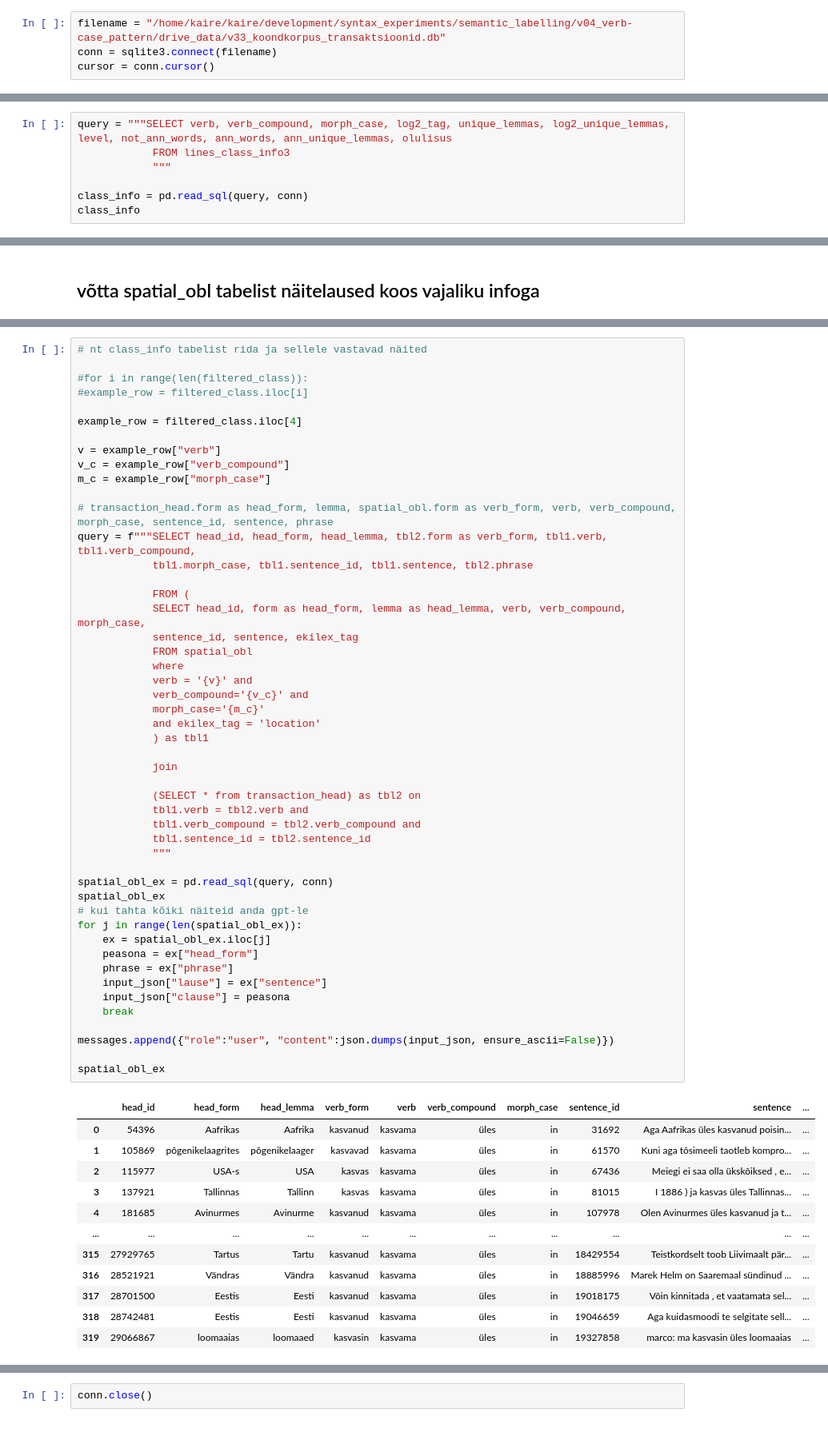
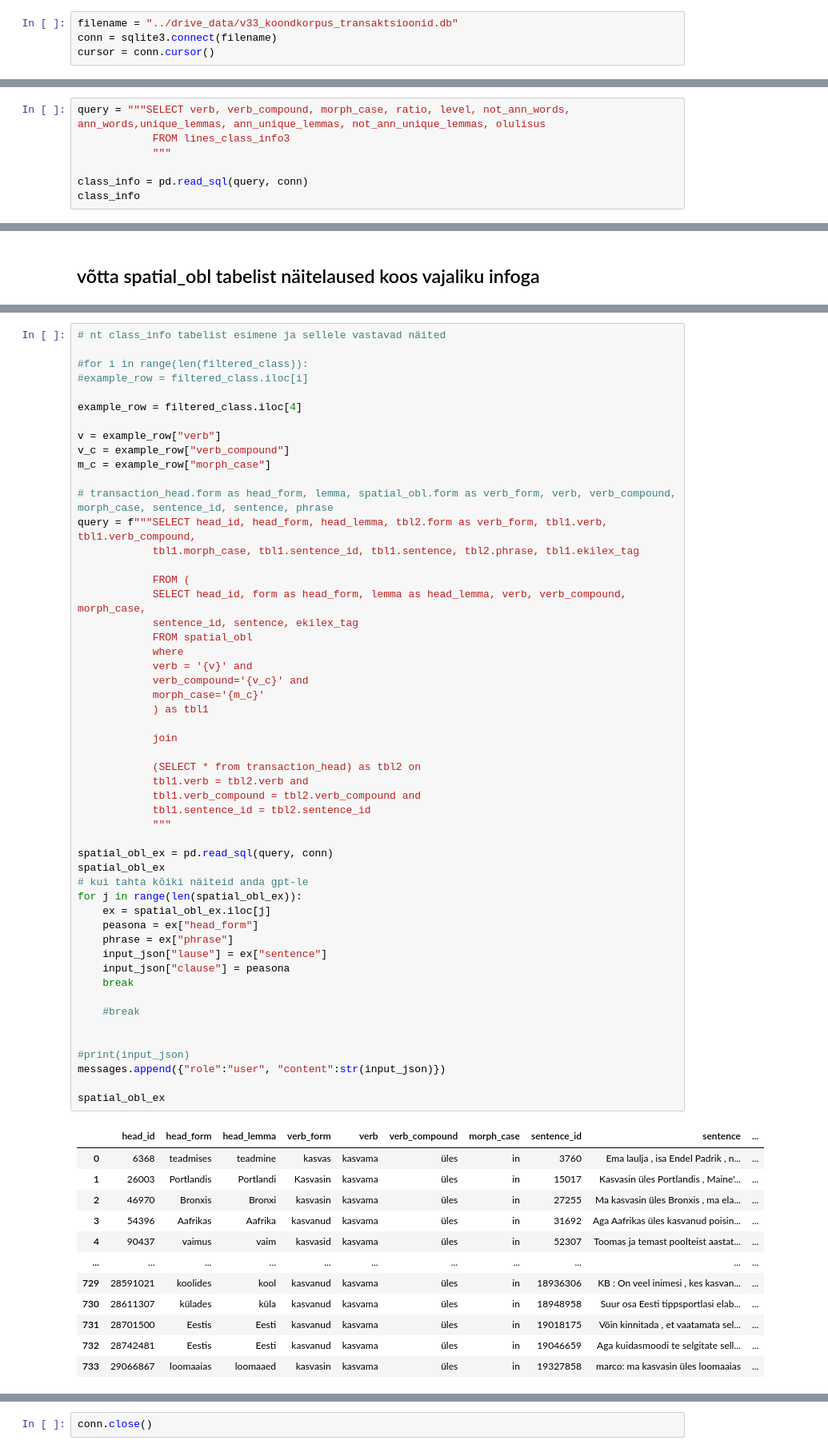
Before and after one commit to estnltk/syntax_experiments, a Jupyter notebook: physical_location_labelling/physical_location_by_context/v04_verb-case_pattern/code/subset_analysis/v04_data_extraction_4_gpt.ipynb, the cells around one changed output, grey strips where cells are left out. Shown at 80% size. Drawn from its saved outputs; the diff is of its cells as text.

Commit message:
v04 subset analysis additional info

```diff
--- a/physical_location_labelling/physical_location_by_context/v04_verb-case_pattern/code/subset_analysis/v04_data_extraction_4_gpt.ipynb
+++ b/physical_location_labelling/physical_location_by_context/v04_verb-case_pattern/code/subset_analysis/v04_data_extraction_4_gpt.ipynb
@@ -12,13 +15,13 @@ import json
 # %% [markdown]
 ## andmetabelid
 # %%
-filename = "/home/kaire/kaire/development/syntax_experiments/semantic_labelling/v04_verb-case_pattern/drive_data/v33_koondkorpus_transaktsioonid.db"
+filename = "../drive_data/v33_koondkorpus_transaktsioonid.db"
 conn = sqlite3.connect(filename)
 cursor = conn.cursor()
 # %% [markdown]
 ## graafiku punktide info
 # %%
-query = """SELECT verb, verb_compound, morph_case, log2_tag, unique_lemmas, log2_unique_lemmas, level, not_ann_words, ann_words, ann_unique_lemmas, olulisus
+query = """SELECT verb, verb_compound, morph_case, ratio, level, not_ann_words, ann_words,unique_lemmas, ann_unique_lemmas, not_ann_unique_lemmas, olulisus
             FROM lines_class_info3
             """
 
@@ -89,5 +104,5 @@ input_json = {
 # %%
-# nt class_info tabelist rida ja sellele vastavad näited
+# nt class_info tabelist esimene ja sellele vastavad näited
 
 #for i in range(len(filtered_class)):
 #example_row = filtered_class.iloc[i]
@@ -100,7 +115,7 @@ m_c = example_row["morph_case"]
 
 # transaction_head.form as head_form, lemma, spatial_obl.form as verb_form, verb, verb_compound, morph_case, sentence_id, sentence, phrase
 query = f"""SELECT head_id, head_form, head_lemma, tbl2.form as verb_form, tbl1.verb, tbl1.verb_compound,
-            tbl1.morph_case, tbl1.sentence_id, tbl1.sentence, tbl2.phrase
+            tbl1.morph_case, tbl1.sentence_id, tbl1.sentence, tbl2.phrase, tbl1.ekilex_tag
 
             FROM (
             SELECT head_id, form as head_form, lemma as head_lemma, verb, verb_compound, morph_case,
@@ -108,43 +123,46 @@ query = f"""SELECT head_id, head_form, head_lemma, tbl2.form as verb_form, tbl1.
             FROM spatial_obl
             where
             verb = '{v}' and
             verb_compound='{v_c}' and
             morph_case='{m_c}'
-            and ekilex_tag = 'location'
             ) as tbl1
 
             join
 
             (SELECT * from transaction_head) as tbl2 on
             tbl1.verb = tbl2.verb and
             tbl1.verb_compound = tbl2.verb_compound and
             tbl1.sentence_id = tbl2.sentence_id
             """
 
 spatial_obl_ex = pd.read_sql(query, conn)
 spatial_obl_ex
 # kui tahta kõiki näiteid anda gpt-le
 for j in range(len(spatial_obl_ex)):
     ex = spatial_obl_ex.iloc[j]
     peasona = ex["head_form"]
     phrase = ex["phrase"]
     input_json["lause"] = ex["sentence"]
     input_json["clause"] = peasona
     break
 
-messages.append({"role":"user", "content":json.dumps(input_json, ensure_ascii=False)})
+    #break
+
+
+#print(input_json)
+messages.append({"role":"user", "content":str(input_json)})
 
 spatial_obl_ex
 # %% [output]
 |  | head_id | head_form | head_lemma | verb_form | verb | verb_compound | morph_case | sentence_id | sentence | ... |
-| 0 | 54396 | Aafrikas | Aafrika | kasvanud | kasvama | üles | in | 31692 | Aga Aafrikas üles kasvanud poisin... | ... |
-| 1 | 105869 | põgenikelaagrites | põgenikelaager | kasvavad | kasvama | üles | in | 61570 | Kuni aga tõsimeeli taotleb kompro... | ... |
-| 2 | 115977 | USA-s | USA | kasvas | kasvama | üles | in | 67436 | Meiegi ei saa olla ükskõiksed , e... | ... |
-| 3 | 137921 | Tallinnas | Tallinn | kasvas | kasvama | üles | in | 81015 | I 1886 ) ja kasvas üles Tallinnas... | ... |
-| 4 | 181685 | Avinurmes | Avinurme | kasvanud | kasvama | üles | in | 107978 | Olen Avinurmes üles kasvanud ja t... | ... |
+| 0 | 6368 | teadmises | teadmine | kasvas | kasvama | üles | in | 3760 | Ema laulja , isa Endel Padrik , n... | ... |
+| 1 | 26003 | Portlandis | Portlandi | Kasvasin | kasvama | üles | in | 15017 | Kasvasin üles Portlandis , Maine'... | ... |
+| 2 | 46970 | Bronxis | Bronxi | kasvasin | kasvama | üles | in | 27255 | Ma kasvasin üles Bronxis , ma ela... | ... |
+| 3 | 54396 | Aafrikas | Aafrika | kasvanud | kasvama | üles | in | 31692 | Aga Aafrikas üles kasvanud poisin... | ... |
+| 4 | 90437 | vaimus | vaim | kasvasid | kasvama | üles | in | 52307 | Toomas ja temast poolteist aastat... | ... |
 | ... | ... | ... | ... | ... | ... | ... | ... | ... | ... | ... |
-| 315 | 27929765 | Tartus | Tartu | kasvanud | kasvama | üles | in | 18429554 | Teistkordselt toob Liivimaalt pär... | ... |
-| 316 | 28521921 | Vändras | Vändra | kasvanud | kasvama | üles | in | 18885996 | Marek Helm on Saaremaal sündinud ... | ... |
-| 317 | 28701500 | Eestis | Eesti | kasvanud | kasvama | üles | in | 19018175 | Võin kinnitada , et vaatamata sel... | ... |
-| 318 | 28742481 | Eestis | Eesti | kasvanud | kasvama | üles | in | 19046659 | Aga kuidasmoodi te selgitate sell... | ... |
-| 319 | 29066867 | loomaaias | loomaaed | kasvasin | kasvama | üles | in | 19327858 | marco: ma kasvasin üles loomaaias | ... |
+| 729 | 28591021 | koolides | kool | kasvanud | kasvama | üles | in | 18936306 | KB : On veel inimesi , kes kasvan... | ... |
+| 730 | 28611307 | külades | küla | kasvanud | kasvama | üles | in | 18948958 | Suur osa Eesti tippsportlasi elab... | ... |
+| 731 | 28701500 | Eestis | Eesti | kasvanud | kasvama | üles | in | 19018175 | Võin kinnitada , et vaatamata sel... | ... |
+| 732 | 28742481 | Eestis | Eesti | kasvanud | kasvama | üles | in | 19046659 | Aga kuidasmoodi te selgitate sell... | ... |
+| 733 | 29066867 | loomaaias | loomaaed | kasvasin | kasvama | üles | in | 19327858 | marco: ma kasvasin üles loomaaias | ... |
```
Also changed, not shown: parts of 12 cells of this notebook, 1 other file.
